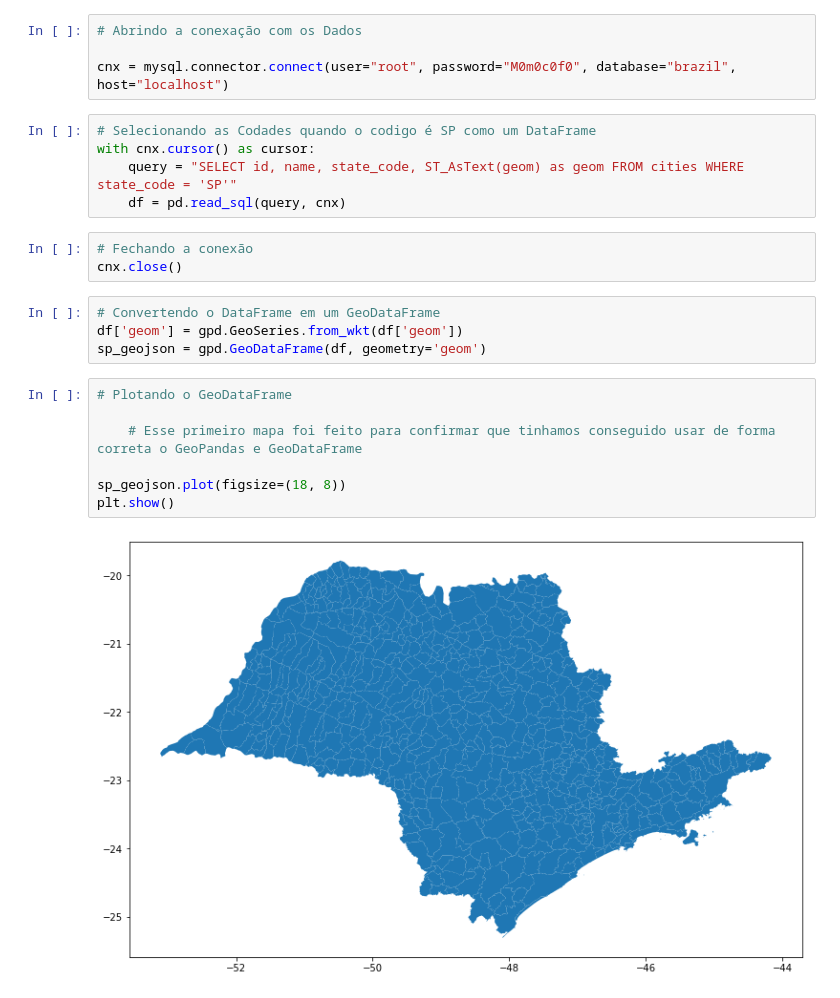
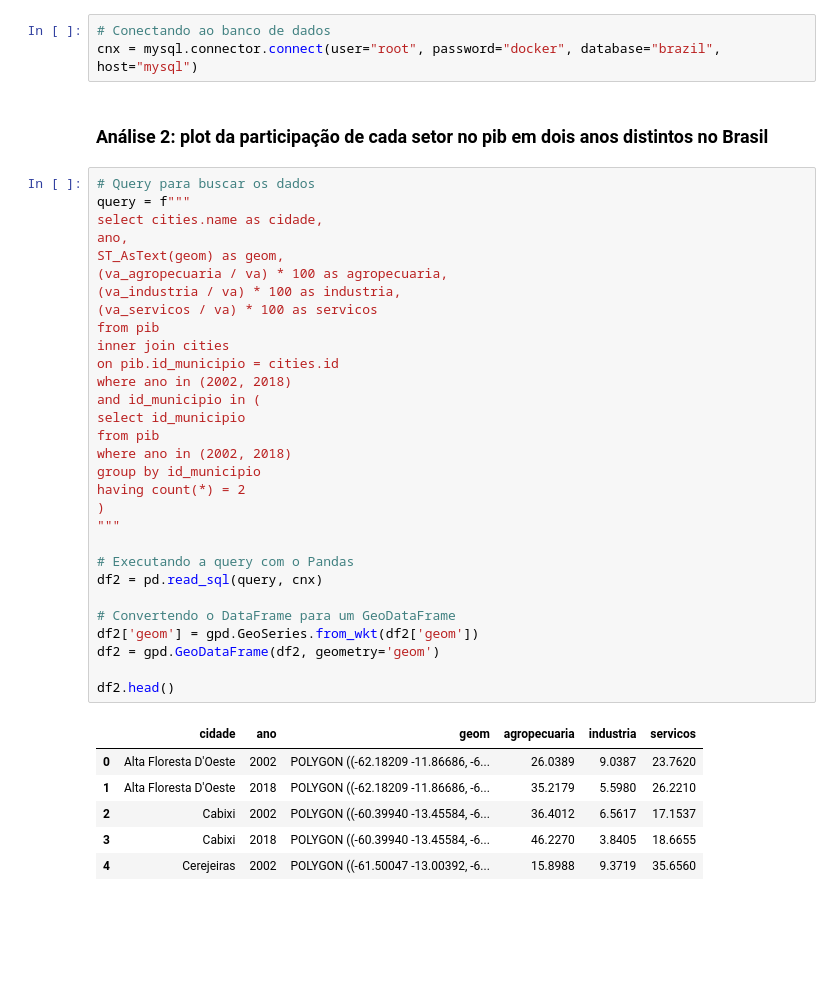
Before and after one commit to juanbelieni/fgv-bd-a2, a Jupyter notebook: trabalho.ipynb, the cells around one changed output. Drawn from its saved outputs; the diff is of its cells as text; blank space fills up the shorter version.

```diff
--- a/trabalho.ipynb
+++ b/trabalho.ipynb
@@ -41,25 +47,42 @@ import matplotlib.pyplot as plt
 # %%
-# Abrindo a conexação com os Dados
-
-cnx = mysql.connector.connect(user="root", password="M0m0c0f0", database="brazil", host="localhost")
+# Conectando ao banco de dados
+cnx = mysql.connector.connect(user="root", password="docker", database="brazil", host="mysql")
-# %%
-# Selecionando as Codades quando o codigo é SP como um DataFrame
-with cnx.cursor() as cursor:
-    query = "SELECT id, name, state_code, ST_AsText(geom) as geom FROM cities WHERE state_code = 'SP'"
-    df = pd.read_sql(query, cnx)
-# %%
-# Fechando a conexão
-cnx.close()
-# %%
-# Convertendo o DataFrame em um GeoDataFrame
-df['geom'] = gpd.GeoSeries.from_wkt(df['geom'])
-sp_geojson = gpd.GeoDataFrame(df, geometry='geom')
-# %%
-# Plotando o GeoDataFrame
-
-    # Esse primeiro mapa foi feito para confirmar que tinhamos conseguido usar de forma correta o GeoPandas e GeoDataFrame
-
-sp_geojson.plot(figsize=(18, 8))
-plt.show()
-# %% [output]
-[figure, removed]
+# %% [markdown]
+### Análise 2: plot da participação de cada setor no pib em dois anos distintos no Brasil
+# %%
+# Query para buscar os dados
+query = f"""
+select cities.name as cidade,
+ano,
+ST_AsText(geom) as geom,
+(va_agropecuaria / va) * 100 as agropecuaria,
+(va_industria / va) * 100 as industria,
+(va_servicos / va) * 100 as servicos
+from pib
+inner join cities
+on pib.id_municipio = cities.id
+where ano in (2002, 2018)
+and id_municipio in (
+select id_municipio
+from pib
+where ano in (2002, 2018)
+group by id_municipio
+having count(*) = 2
+)
+"""
+
+# Executando a query com o Pandas
+df2 = pd.read_sql(query, cnx)
+
+# Convertendo o DataFrame para um GeoDataFrame
+df2['geom'] = gpd.GeoSeries.from_wkt(df2['geom'])
+df2 = gpd.GeoDataFrame(df2, geometry='geom')
+
+df2.head()
+# %% [output]
+|  | cidade | ano | geom | agropecuaria | industria | servicos |
+| 0 | Alta Floresta D'Oeste | 2002 | POLYGON ((-62.18209 -11.86686, -6... | 26.0389 | 9.0387 | 23.7620 |
+| 1 | Alta Floresta D'Oeste | 2018 | POLYGON ((-62.18209 -11.86686, -6... | 35.2179 | 5.5980 | 26.2210 |
+| 2 | Cabixi | 2002 | POLYGON ((-60.39940 -13.45584, -6... | 36.4012 | 6.5617 | 17.1537 |
+| 3 | Cabixi | 2018 | POLYGON ((-60.39940 -13.45584, -6... | 46.2270 | 3.8405 | 18.6655 |
+| 4 | Cerejeiras | 2002 | POLYGON ((-61.50047 -13.00392, -6... | 15.8988 | 9.3719 | 35.6560 |
```
Also changed, not shown: parts of 13 cells of this notebook.
